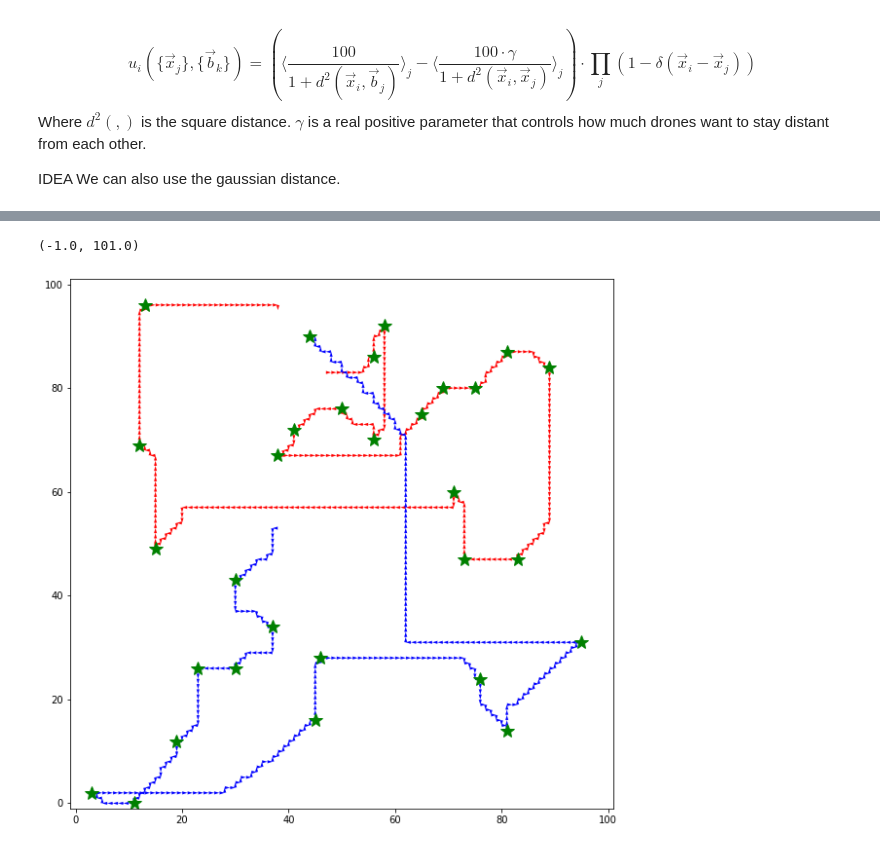
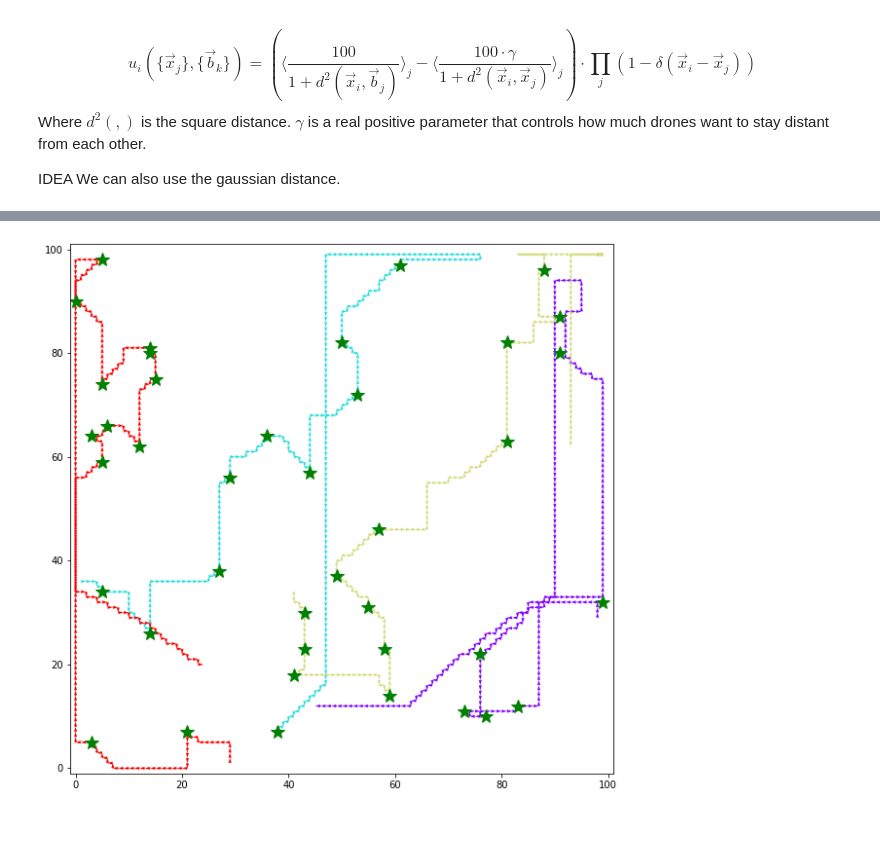
Before and after one commit to micheleavella/game_theory_project, a Jupyter notebook: progetto.ipynb, the cells around one changed output, grey strips where cells are left out. Saved outputs shown, nothing was run; the diff lists cells and outputs as text; code cells hidden in the pictures.

```diff
--- a/progetto.ipynb
+++ b/progetto.ipynb
@@ -127,9 +143,9 @@ class Box:
     def __init__(self, DIM):
         self.x = np.random.randint(0,DIM,2)
 # %%
-np.random.seed(1234)
-g = GAME(100,2,30)
+np.random.seed(12345)
+g = GAME(100,4,40)
 g.boxes
-g.play()
+%time g.play()
 # %% [output]
 DONE :)
@@ -137,29 +155,25 @@ DONE :)
 # %%
+from matplotlib.pyplot import cm
+
+
 DIM = g.DIM
 fig = plt.figure(figsize = (10,10))
+color = cm.rainbow(np.linspace(0, 1, len(g.hist)))
 
-d1 = np.array(g.hist[0])
-#plt.plot(d1[:,0],d1[:,1],'--x',color='blue')
+for H,C in zip(g.hist,color):
+    d1 = np.array(H)
+    x = d1[:,0]
+    y = d1[:,1]
+    plt.quiver(x[:-1], y[:-1], x[1:]-x[:-1], y[1:]-y[:-1], scale_units='xy', angles='xy', scale=1,width=0.004 , color = C)
 
-x = d1[:,0]
-y = d1[:,1]
-plt.quiver(x[:-1], y[:-1], x[1:]-x[:-1], y[1:]-y[:-1], scale_units='xy', angles='xy', scale=1, color ='red',width=0.004)
-
-
-
-d1 = np.array(g.hist[1])
-#plt.plot(d1[:,0],d1[:,1],'--x',color='red')
-
-x = d1[:,0]
-y = d1[:,1]
-plt.quiver(x[:-1], y[:-1], x[1:]-x[:-1], y[1:]-y[:-1], scale_units='xy', angles='xy', scale=1, color ='blue',width=0.004)
 
 for b in g.hist_b:
     plt.plot(b.x[0],b.x[1],'*',color='green',markersize=15)
 
 
 plt.xlim([-1, DIM+1])
 plt.ylim([-1, DIM+1])
+
+plt.savefig('map.png', dpi=180)
 # %% [output]
-(-1.0, 101.0)
-[figure, old version]
+[figure, new version]
```
Also changed, not shown: parts of 4 cells of this notebook.
